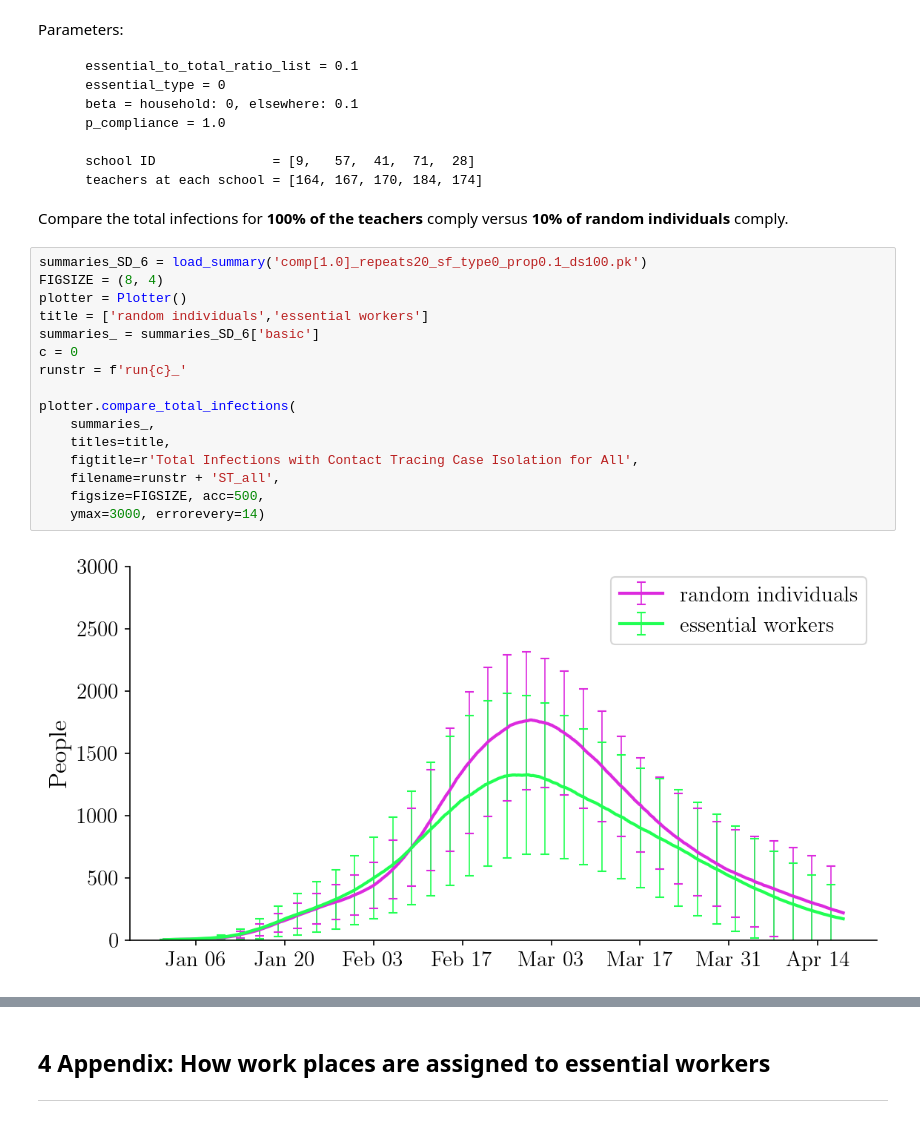
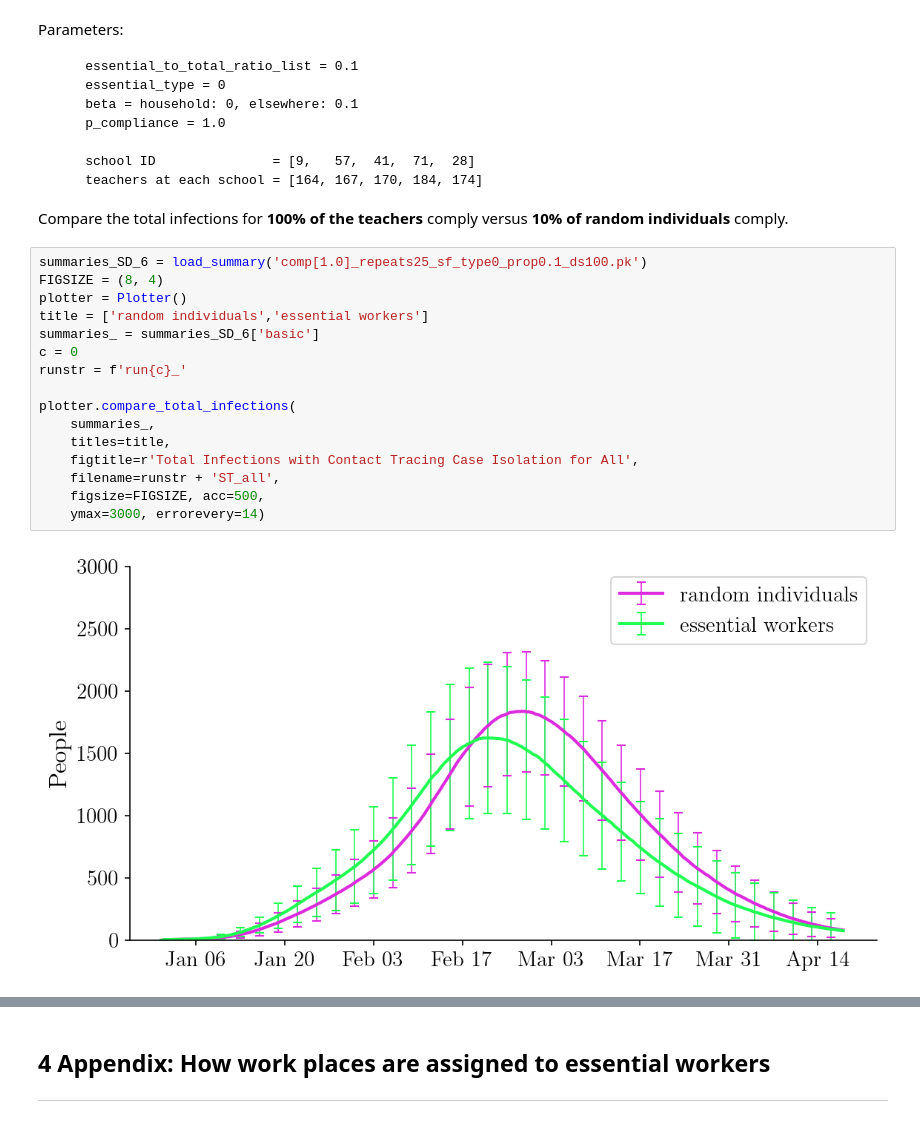
Before and after one commit to stanfordfuturebay/simulator, a Jupyter notebook: simulator-SF_jun25_essential/sim/Instructions_and_Results.ipynb, the cells around one changed output, grey strips where cells are left out. Saved outputs shown, nothing was run; the diff lists cells and outputs as text.

Commit message:
results of comparing different types of workers

```diff
--- a/simulator-SF_jun25_essential/sim/Instructions_and_Results.ipynb
+++ b/simulator-SF_jun25_essential/sim/Instructions_and_Results.ipynb
@@ -241,20 +241,20 @@ Parameters:
         teachers at each school = [164, 167, 170, 184, 174]
 Compare the total infections for **100% of the teachers** comply versus **10% of random individuals** comply.
 # %%
-summaries_SD_6 = load_summary('comp[1.0]_repeats20_sf_type0_prop0.1_ds100.pk')
+summaries_SD_6 = load_summary('comp[1.0]_repeats25_sf_type0_prop0.1_ds100.pk')
 FIGSIZE = (8, 4)
 plotter = Plotter()
 title = ['random individuals','essential workers']
 summaries_ = summaries_SD_6['basic']
 c = 0
 runstr = f'run{c}_'
 
 plotter.compare_total_infections(
     summaries_,
     titles=title,
     figtitle=r'Total Infections with Contact Tracing Case Isolation for All',
     filename=runstr + 'ST_all',
     figsize=FIGSIZE, acc=500,
     ymax=3000, errorevery=14)
 # %% [output]
-[figure, old version]
+[figure, new version]
```
Also changed, not shown: parts of 10 cells of this notebook.
